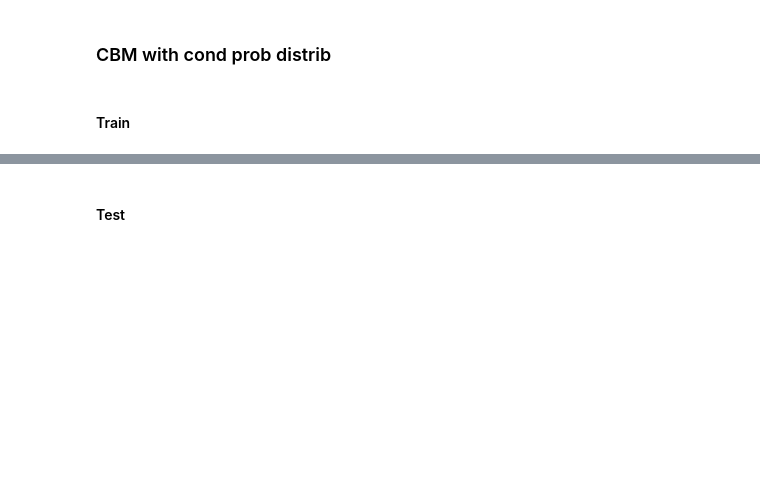
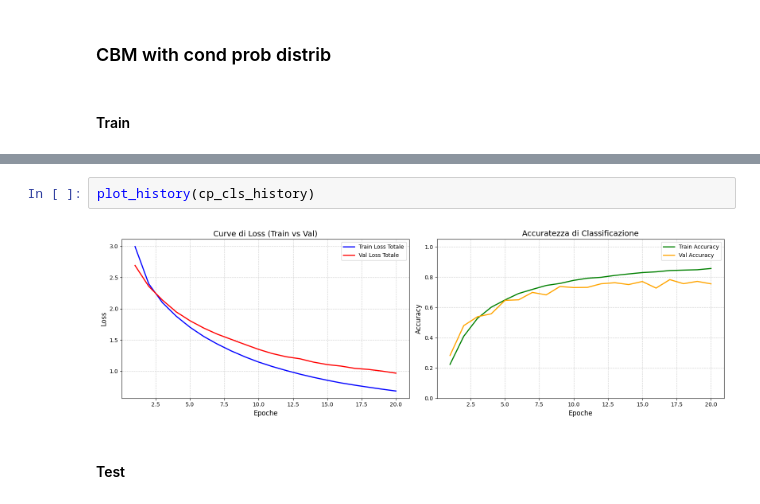
Before and after one commit to stefano-gamba/BoxEmbeddingCBM, a Jupyter notebook: notebooks/sequential_training.ipynb, the cells around one changed output, grey strips where cells are left out. Saved outputs shown, nothing was run; the diff lists cells and outputs as text; blank space fills up the shorter version.

```diff
--- a/notebooks/sequential_training.ipynb
+++ b/notebooks/sequential_training.ipynb
@@ -363,3 +391,7 @@ plot_history(cp_history)
+# %%
+plot_history(cp_cls_history)
+# %% [output]
+[figure, added]
 # %% [markdown]
 #### Test
 # %%
```
Also changed, not shown: parts of 32 cells of this notebook.
